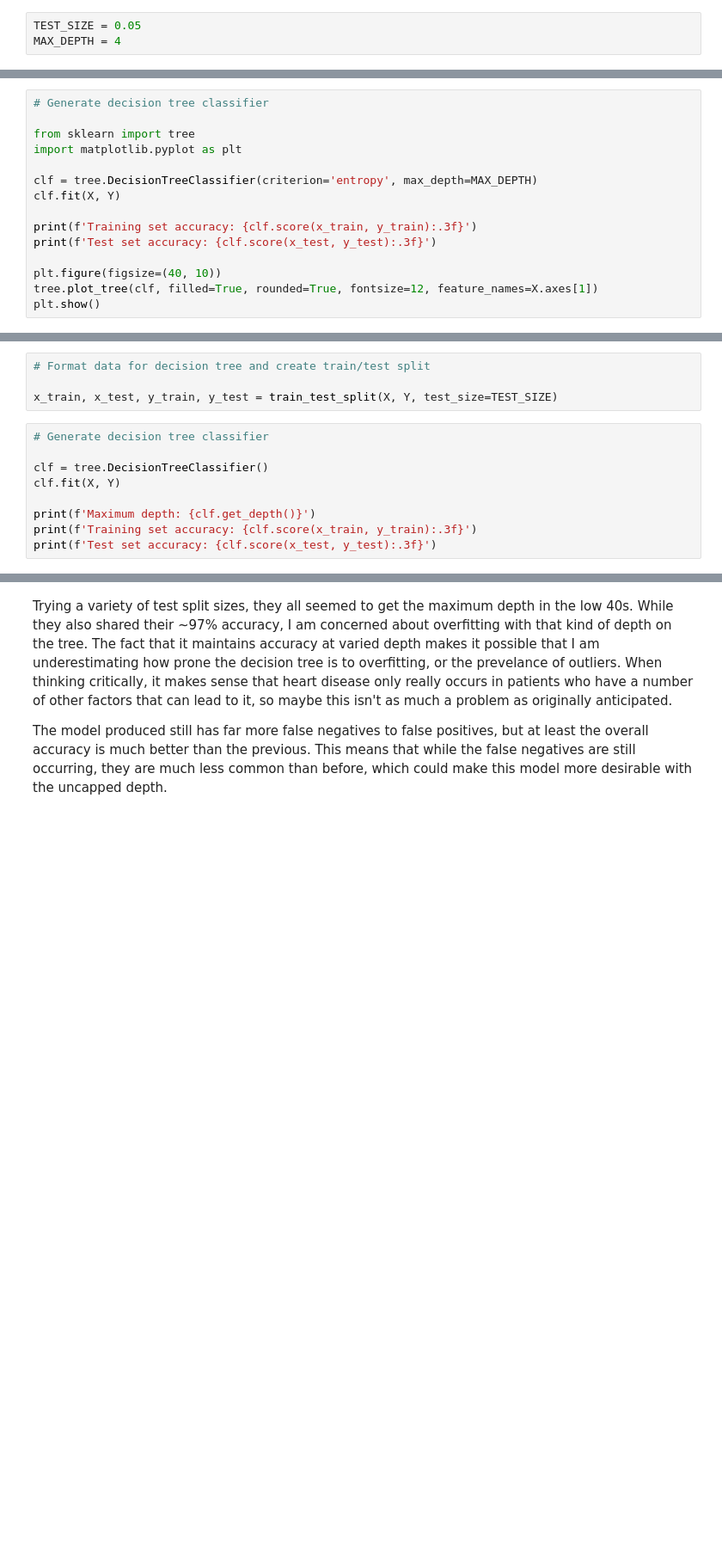
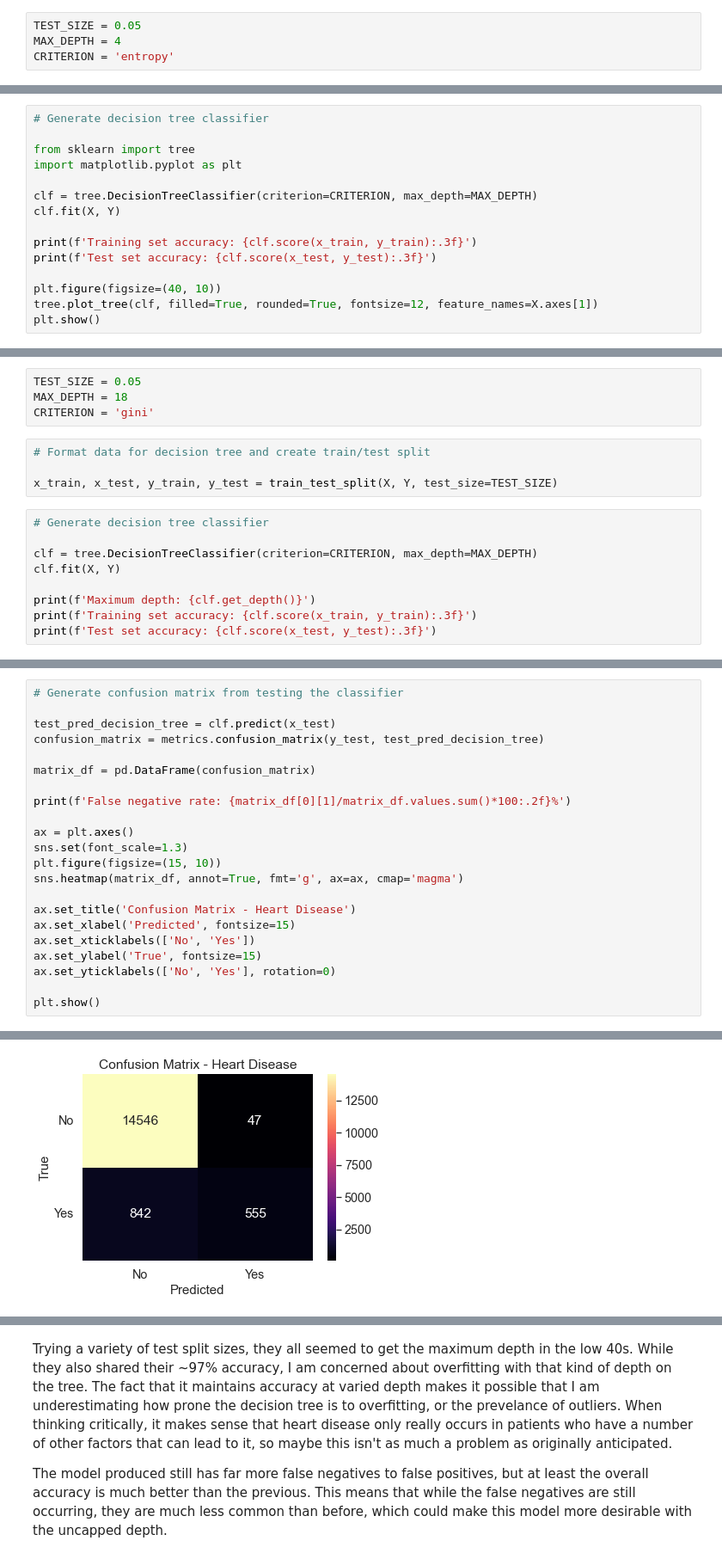
Before and after one commit to FinOCE/CP3403-group, a Jupyter notebook: notebooks/finley.ipynb, the cells around one changed output, grey strips where cells are left out. Shown at 86% size. Cells and saved outputs as stored; diff of their text form; blank space fills up the shorter version.

```diff
--- a/notebooks/finley.ipynb
+++ b/notebooks/finley.ipynb
@@ -76,6 +76,7 @@ Also, the normalised properties have not removed outliers and as a result these
 # %%
 TEST_SIZE = 0.05
 MAX_DEPTH = 4
+CRITERION = 'entropy'
 # %%
 # Format data for decision tree and create train/test split
 
@@ -93,7 +94,7 @@ x_train, x_test, y_train, y_test = train_test_split(X, Y, test_size=TEST_SIZE)
 from sklearn import tree
 import matplotlib.pyplot as plt
 
-clf = tree.DecisionTreeClassifier(criterion='entropy', max_depth=MAX_DEPTH)
+clf = tree.DecisionTreeClassifier(criterion=CRITERION, max_depth=MAX_DEPTH)
 clf.fit(X, Y)
 
 print(f'Training set accuracy: {clf.score(x_train, y_train):.3f}')
@@ -143,3 +142,7 @@ TEST_SIZE = 0.5
+# %%
+TEST_SIZE = 0.05
+MAX_DEPTH = 18
+CRITERION = 'gini'
 # %%
 # Format data for decision tree and create train/test split
 
@@ -147,7 +150,7 @@ x_train, x_test, y_train, y_test = train_test_split(X, Y, test_size=TEST_SIZE)
 # %%
 # Generate decision tree classifier
 
-clf = tree.DecisionTreeClassifier()
+clf = tree.DecisionTreeClassifier(criterion=CRITERION, max_depth=MAX_DEPTH)
 clf.fit(X, Y)
 
 print(f'Maximum depth: {clf.get_depth()}')
@@ -159,0 +163,23 @@ Test set accuracy: 0.970
+# %%
+# Generate confusion matrix from testing the classifier
+
+test_pred_decision_tree = clf.predict(x_test)
+confusion_matrix = metrics.confusion_matrix(y_test, test_pred_decision_tree)
+
+matrix_df = pd.DataFrame(confusion_matrix)
+
+print(f'False negative rate: {matrix_df[0][1]/matrix_df.values.sum()*100:.2f}%')
+
+ax = plt.axes()
+sns.set(font_scale=1.3)
+plt.figure(figsize=(15, 10))
+sns.heatmap(matrix_df, annot=True, fmt='g', ax=ax, cmap='magma')
+
+ax.set_title('Confusion Matrix - Heart Disease')
+ax.set_xlabel('Predicted', fontsize=15)
+ax.set_xticklabels(['No', 'Yes'])
+ax.set_ylabel('True', fontsize=15)
+ax.set_yticklabels(['No', 'Yes'], rotation=0)
+
+plt.show()
+# %% [output]
@@ -159,0 +187 @@ Test set accuracy: 0.970
+[figure, added]
```
Also changed, not shown: parts of 10 cells of this notebook, 1 other file.
